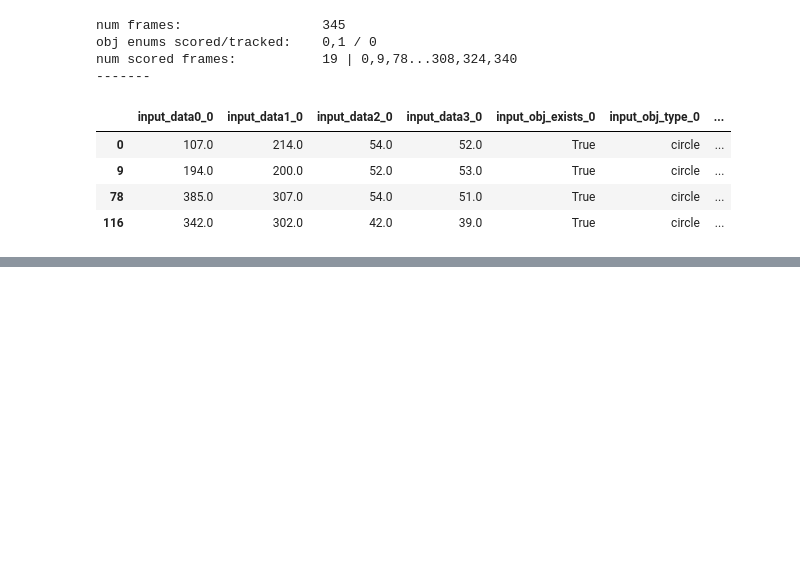
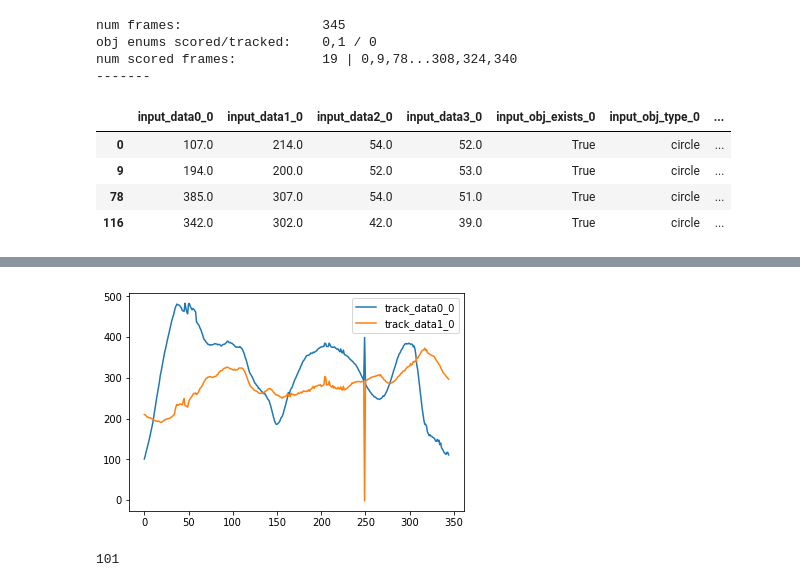
Before and after one commit to sutt/ppd, a Jupyter notebook: books/eval-module-2.ipynb, the cells around one changed output, grey strips where cells are left out. Saved outputs shown, nothing was run; the diff lists cells and outputs as text; code cells hidden in the pictures; blank space fills up the shorter version.

```diff
--- a/books/eval-module-2.ipynb
+++ b/books/eval-module-2.ipynb
@@ -53,0 +72,4 @@ data = od.buildDiameterPlotData(b_all_frames=False)
+# %%
+od.displaySeriesPlot(col_names=['track_data0_0', 'track_data1_0'])
+# %% [output]
+[figure, added]
@@ -53,0 +78,4 @@ data = od.buildDiameterPlotData(b_all_frames=False)
+# %%
+df['track_data0_0'][0]
+# %% [output]
+101
```
Also changed, not shown: parts of 5 cells of this notebook, 3 other files.
